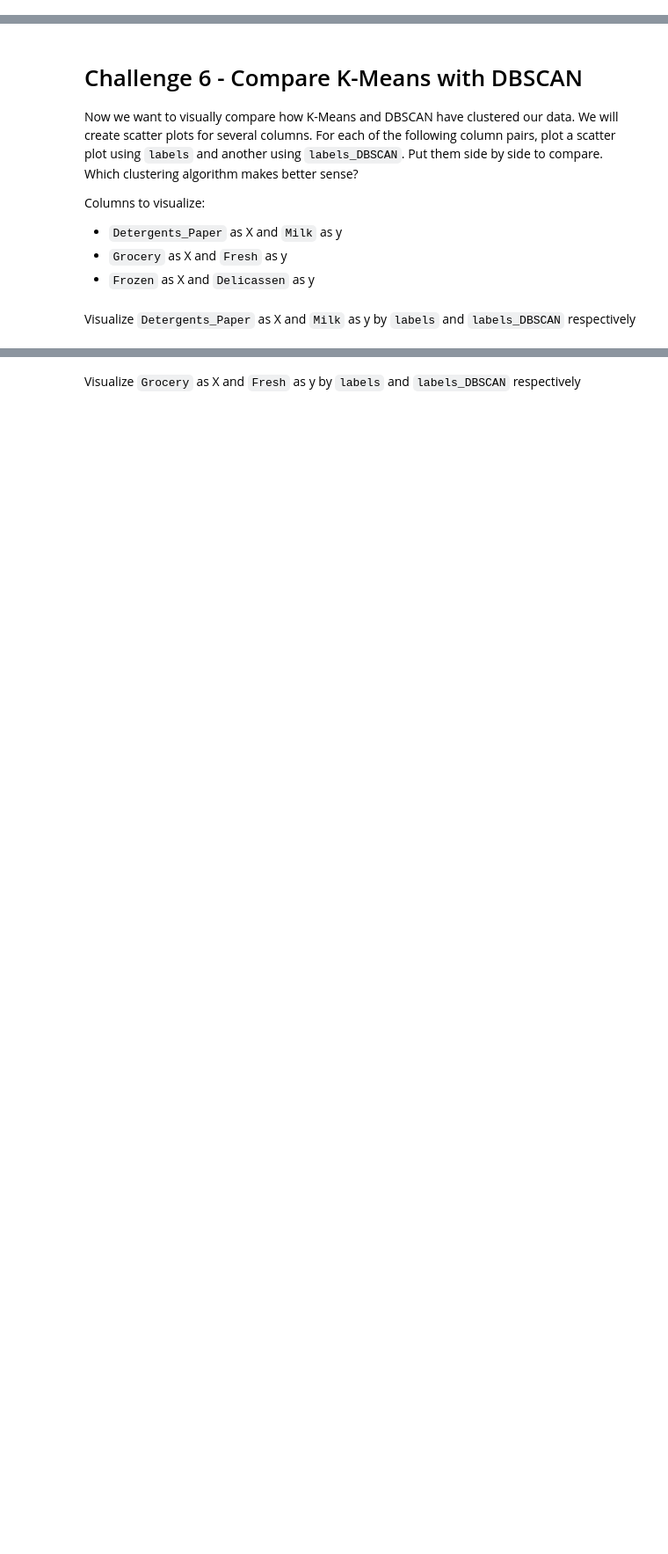
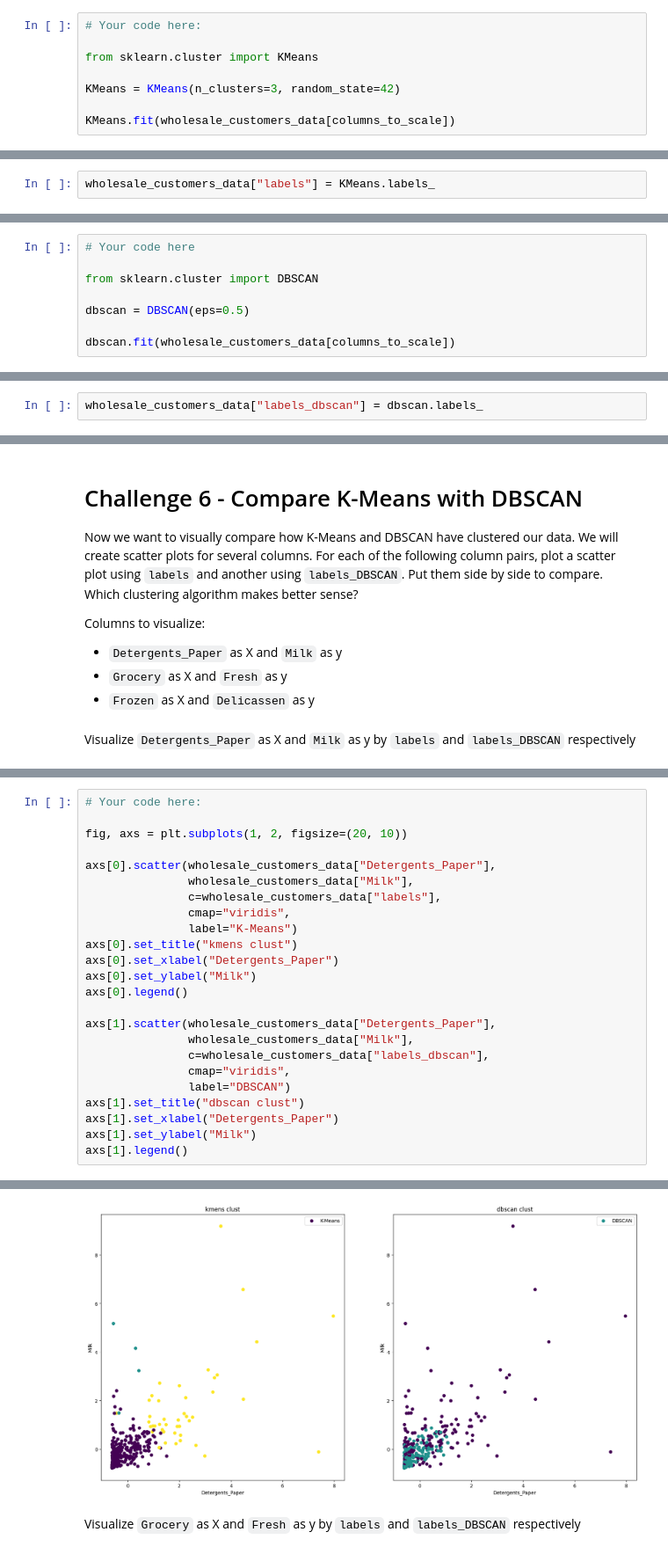
Before and after one commit to zepcerqueira/lab-unsupervised-learning, a Jupyter notebook: your-code/main.ipynb, the cells around one changed output, grey strips where cells are left out. Shown: that part at 88% size. Saved outputs shown, nothing was run; the diff lists cells and outputs as text; blank space fills up the shorter version.

```diff
--- a/your-code/main.ipynb
+++ b/your-code/main.ipynb
@@ -79,0 +233,8 @@ Now let's cluster the data with K-Means first. Initiate the K-Means model, then
+# %%
+# Your code here:
+
+from sklearn.cluster import KMeans
+
+KMeans = KMeans(n_clusters=3, random_state=42)
+
+KMeans.fit(wholesale_customers_data[columns_to_scale])
@@ -80,3 +243,5 @@ Now let's cluster the data with K-Means first. Initiate the K-Means model, then
+# %%
+wholesale_customers_data["labels"] = KMeans.labels_
 # %% [markdown]
 Count the values in `labels`.
 # %%
@@ -89,0 +280,8 @@ Now let's cluster the data using DBSCAN. Use `DBSCAN(eps=0.5)` to initiate the m
+# %%
+# Your code here
+
+from sklearn.cluster import DBSCAN
+
+dbscan = DBSCAN(eps=0.5)
+
+dbscan.fit(wholesale_customers_data[columns_to_scale])
@@ -90,2 +290,4 @@ Now let's cluster the data using DBSCAN. Use `DBSCAN(eps=0.5)` to initiate the m
+# %%
+wholesale_customers_data["labels_dbscan"] = dbscan.labels_
 # %% [markdown]
 Count the values in `labels_DBSCAN`.
@@ -107,0 +314,25 @@ Visualize `Detergents_Paper` as X and `Milk` as y by `labels` and `labels_DBSCAN
+# %%
+# Your code here:
+
+fig, axs = plt.subplots(1, 2, figsize=(20, 10))
+
+axs[0].scatter(wholesale_customers_data["Detergents_Paper"],
+               wholesale_customers_data["Milk"],
+               c=wholesale_customers_data["labels"],
+               cmap="viridis",
+               label="K-Means")
+axs[0].set_title("kmens clust")
+axs[0].set_xlabel("Detergents_Paper")
+axs[0].set_ylabel("Milk")
+axs[0].legend()
+
+axs[1].scatter(wholesale_customers_data["Detergents_Paper"],
+               wholesale_customers_data["Milk"],
+               c=wholesale_customers_data["labels_dbscan"],
+               cmap="viridis",
+               label="DBSCAN")
+axs[1].set_title("dbscan clust")
+axs[1].set_xlabel("Detergents_Paper")
+axs[1].set_ylabel("Milk")
+axs[1].legend()
+# %% [output]
@@ -108,2 +340,3 @@ Visualize `Detergents_Paper` as X and `Milk` as y by `labels` and `labels_DBSCAN
+[figure, added]
 # %% [markdown]
 Visualize `Grocery` as X and `Fresh` as y by `labels` and `labels_DBSCAN` respectively
```
Also changed, not shown: parts of 40 cells of this notebook, 1 other file.
